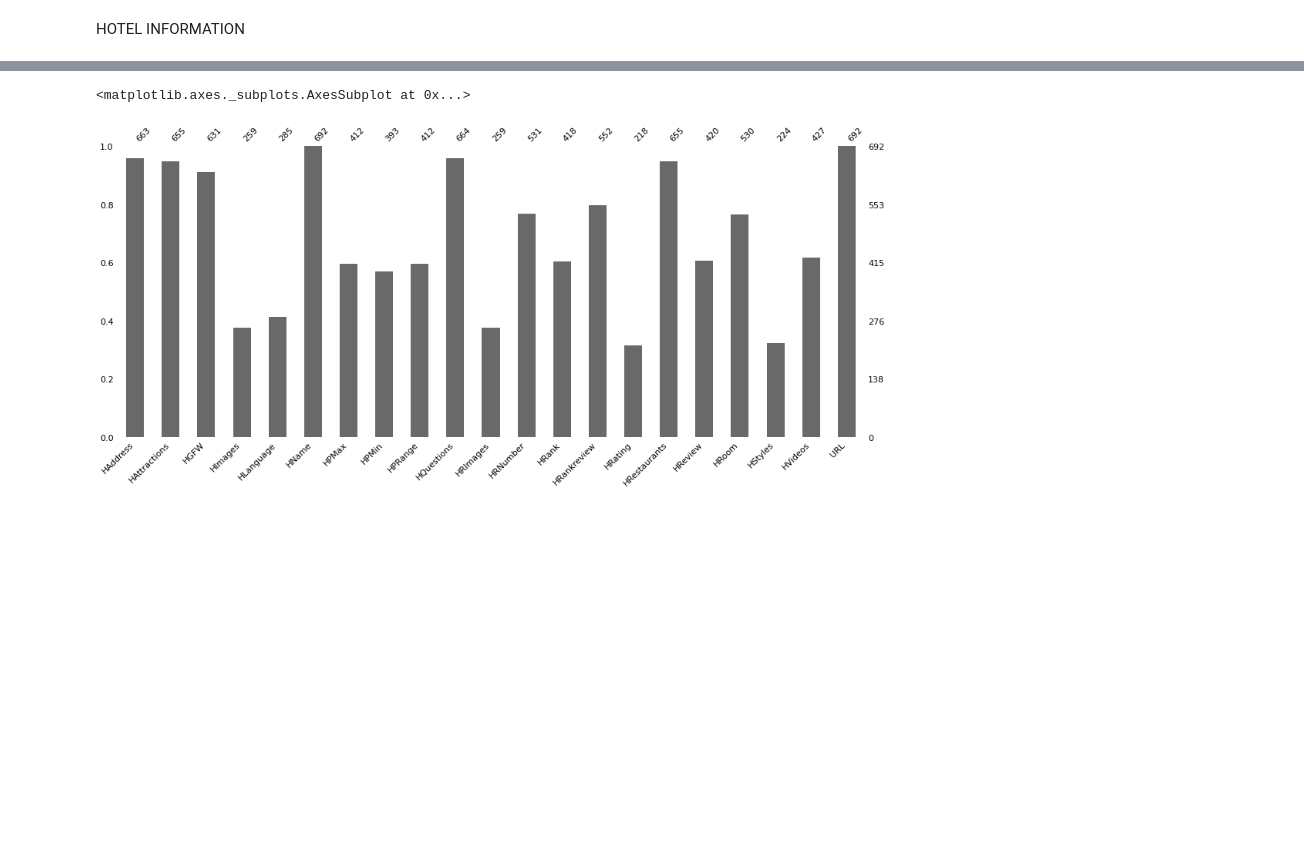
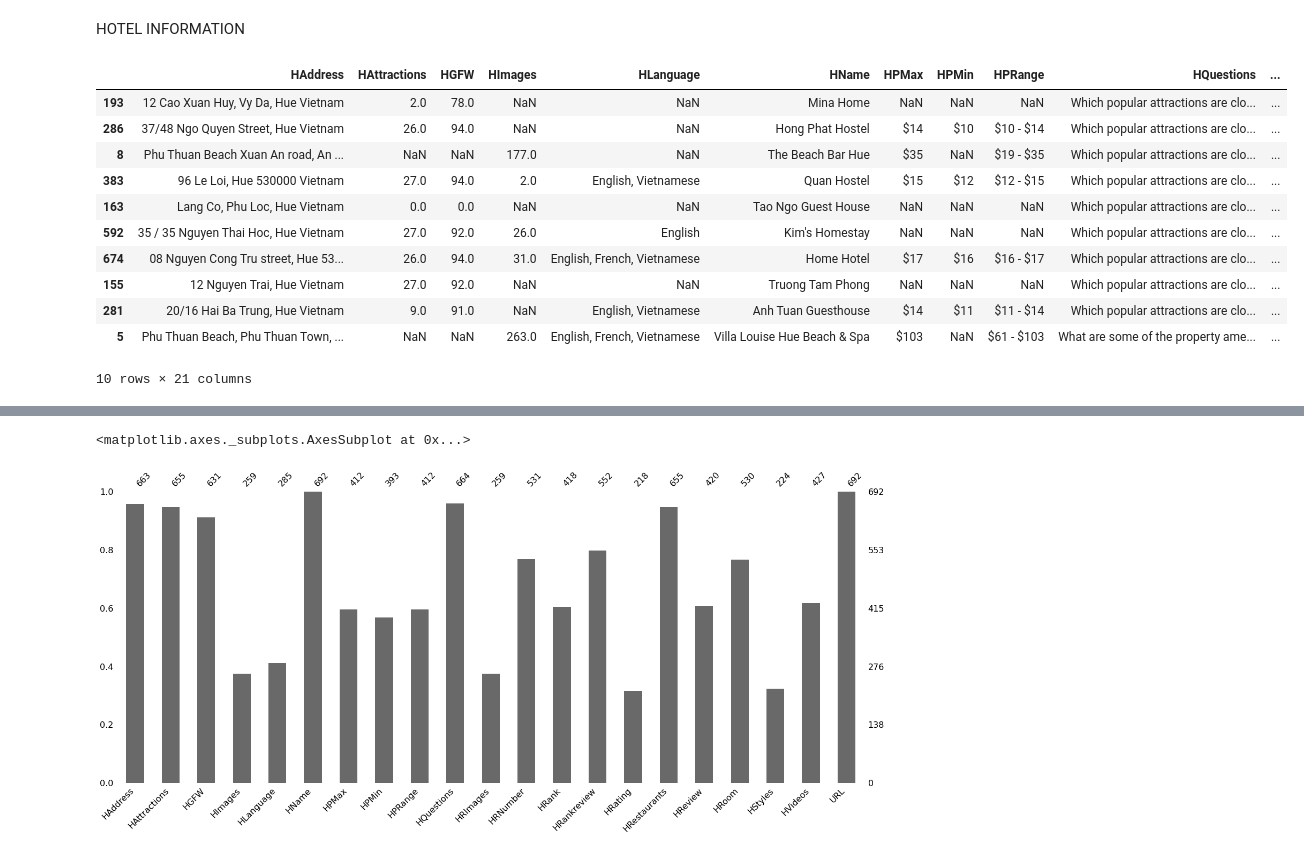
Before and after one commit to TranThiDieuHien/DO_AN_1, a Jupyter notebook: DOAN_Hotel.ipynb, the cells around one changed output, grey strips where cells are left out. Cells and saved outputs as stored; diff of their text form; code cells hidden in the pictures; blank space fills up the shorter version.

```diff
--- a/DOAN_Hotel.ipynb
+++ b/DOAN_Hotel.ipynb
@@ -20,7 +32,20 @@ HOTEL INFORMATION
 #doc file
 data = pd.read_csv("ThuaThienHue_Infor.csv")
 # %%
-data.sample(2)
+data.sample(10)
+# %% [output]
+|  | HAddress | HAttractions | HGFW | HImages | HLanguage | HName | HPMax | HPMin | HPRange | HQuestions | ... |
+| 193 | 12 Cao Xuan Huy, Vy Da, Hue Vietnam | 2.0 | 78.0 | NaN | NaN | Mina Home | NaN | NaN | NaN | Which popular attractions are clo... | ... |
+| 286 | 37/48 Ngo Quyen Street, Hue Vietnam | 26.0 | 94.0 | NaN | NaN | Hong Phat Hostel | $14 | $10 | $10 - $14 | Which popular attractions are clo... | ... |
+| 8 | Phu Thuan Beach Xuan An road, An ... | NaN | NaN | 177.0 | NaN | The Beach Bar Hue | $35 | NaN | $19 - $35 | Which popular attractions are clo... | ... |
+| 383 | 96 Le Loi, Hue 530000 Vietnam | 27.0 | 94.0 | 2.0 | English, Vietnamese | Quan Hostel | $15 | $12 | $12 - $15 | Which popular attractions are clo... | ... |
+| 163 | Lang Co, Phu Loc, Hue Vietnam | 0.0 | 0.0 | NaN | NaN | Tao Ngo Guest House | NaN | NaN | NaN | Which popular attractions are clo... | ... |
+| 592 | 35 / 35 Nguyen Thai Hoc, Hue Vietnam | 27.0 | 92.0 | 26.0 | English | Kim's Homestay | NaN | NaN | NaN | Which popular attractions are clo... | ... |
+| 674 | 08 Nguyen Cong Tru street, Hue 53... | 26.0 | 94.0 | 31.0 | English, French, Vietnamese | Home Hotel | $17 | $16 | $16 - $17 | Which popular attractions are clo... | ... |
+| 155 | 12 Nguyen Trai, Hue Vietnam | 27.0 | 92.0 | NaN | NaN | Truong Tam Phong | NaN | NaN | NaN | Which popular attractions are clo... | ... |
+| 281 | 20/16 Hai Ba Trung, Hue Vietnam | 9.0 | 91.0 | NaN | English, Vietnamese | Anh Tuan Guesthouse | $14 | $11 | $11 - $14 | Which popular attractions are clo... | ... |
+| 5 | Phu Thuan Beach, Phu Thuan Town, ... | NaN | NaN | 263.0 | English, French, Vietnamese | Villa Louise Hue Beach & Spa | $103 | NaN | $61 - $103 | What are some of the property ame... | ... |
+10 rows × 21 columns
 # %%
 #Thong ke co ban cac du lieu cua tap du
 data["HRNumber"] = pd.to_numeric(data["HRNumber"], errors='coerce')
```
Also changed, not shown: parts of 17 cells of this notebook.
